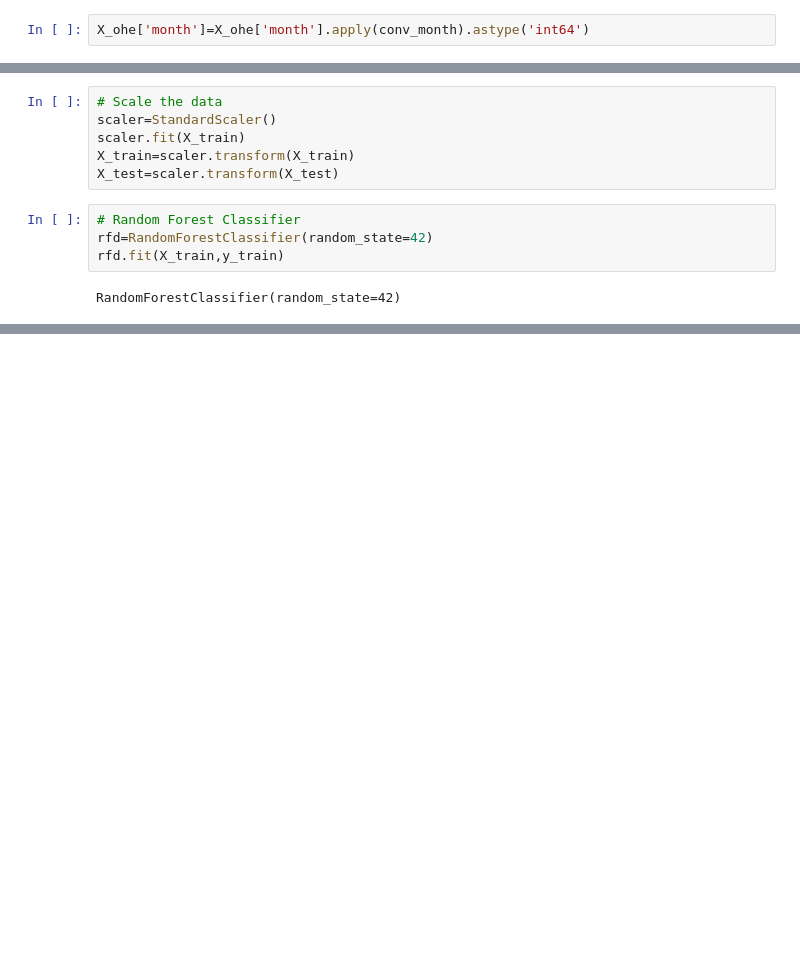
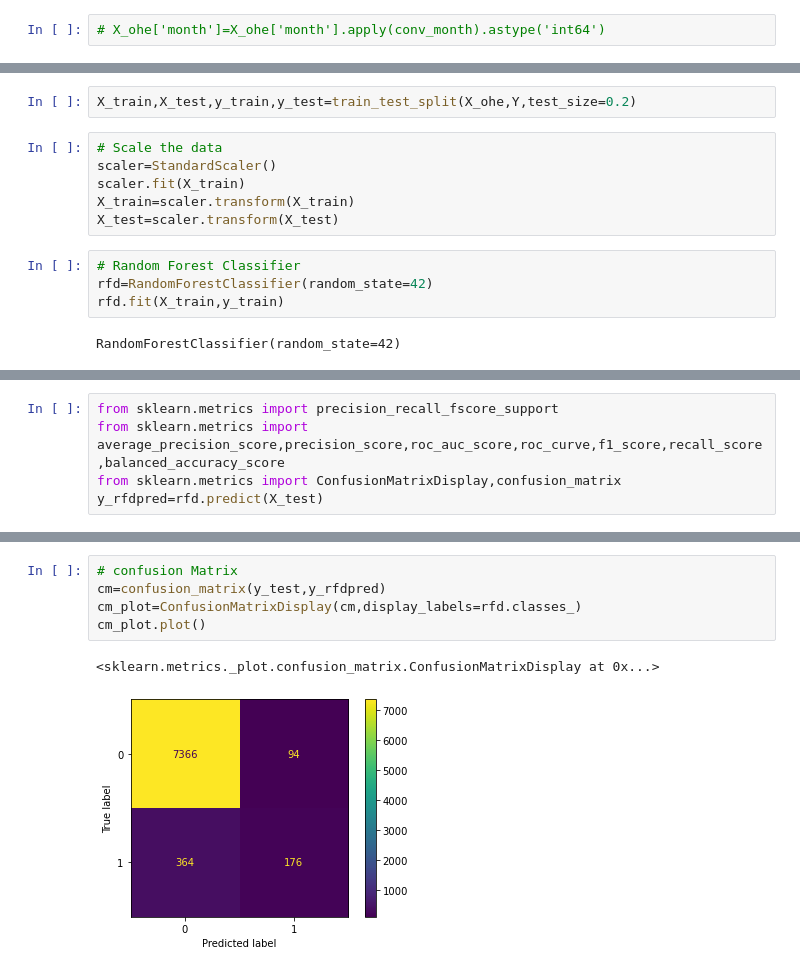
Before and after one commit to pchopalli/prashant, a Jupyter notebook: notebooks/bankingdeposit/1_prashant_banking_campaign .ipynb, the cells around one changed output, grey strips where cells are left out. Saved outputs shown, nothing was run; the diff lists cells and outputs as text; blank space fills up the shorter version.

```diff
--- a/notebooks/bankingdeposit/1_prashant_banking_campaign .ipynb
+++ b/notebooks/bankingdeposit/1_prashant_banking_campaign .ipynb
@@ -251,5 +230,5 @@ def conv_month(x):
 # %%
-X_ohe['month']=X_ohe['month'].apply(conv_month).astype('int64')
+# X_ohe['month']=X_ohe['month'].apply(conv_month).astype('int64')
 # %%
 # Display all numerical columns after applying encoding
 X_ohe.columns
@@ -286,4 +268,6 @@ loan_yes               int64
 dtype: object
+# %%
+X_train,X_test,y_train,y_test=train_test_split(X_ohe,Y,test_size=0.2)
 # %%
 # Scale the data
 scaler=StandardScaler()
@@ -306,0 +291,5 @@ rfd.score(X_test,y_test)
+# %%
+from sklearn.metrics import precision_recall_fscore_support
+from sklearn.metrics import average_precision_score,precision_score,roc_auc_score,roc_curve,f1_score,recall_score,balanced_accuracy_score
+from sklearn.metrics import ConfusionMatrixDisplay,confusion_matrix
+y_rfdpred=rfd.predict(X_test)
@@ -306,0 +308,8 @@ rfd.score(X_test,y_test)
+# %%
+# confusion Matrix
+cm=confusion_matrix(y_test,y_rfdpred)
+cm_plot=ConfusionMatrixDisplay(cm,display_labels=rfd.classes_)
+cm_plot.plot()
+# %% [output]
+<sklearn.metrics._plot.confusion_matrix.ConfusionMatrixDisplay at 0x...>
+[figure, added]
```
Also changed, not shown: parts of 39 cells of this notebook.
